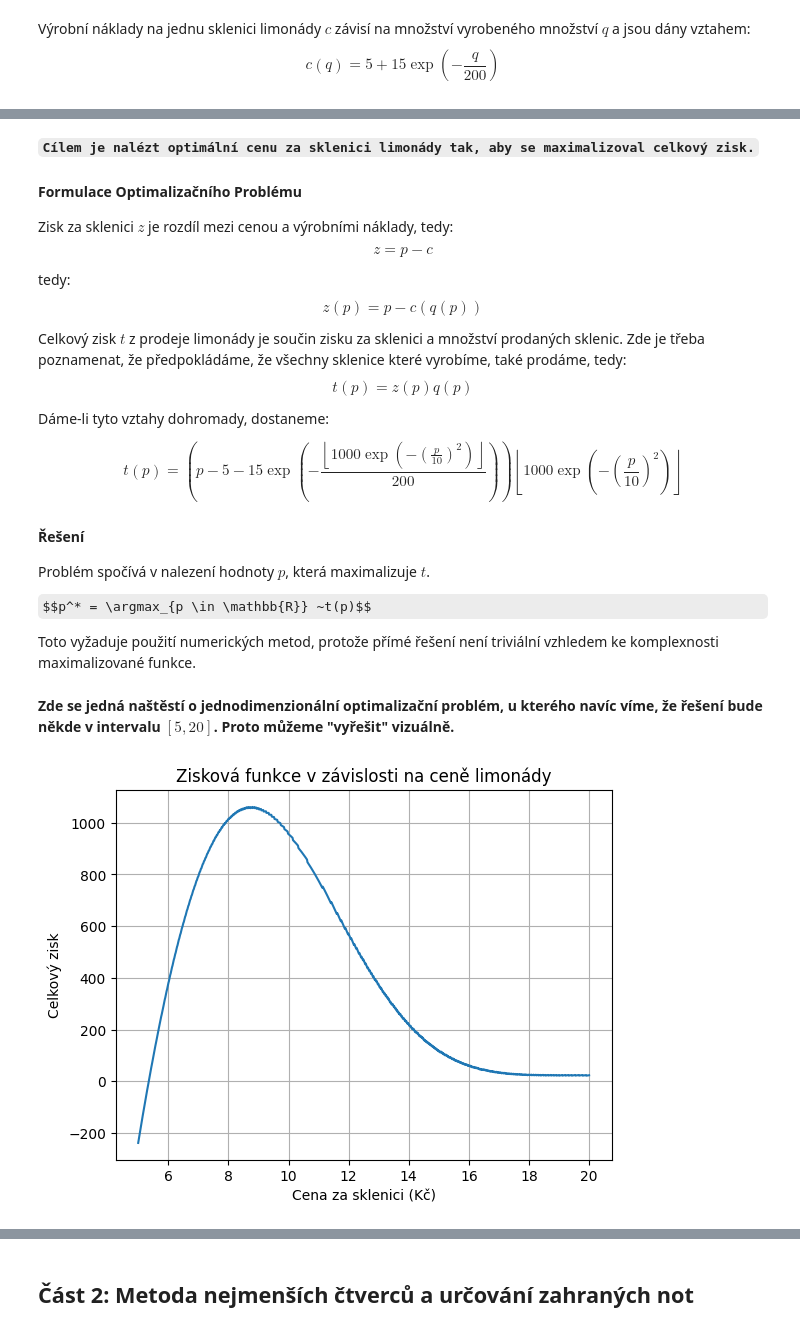
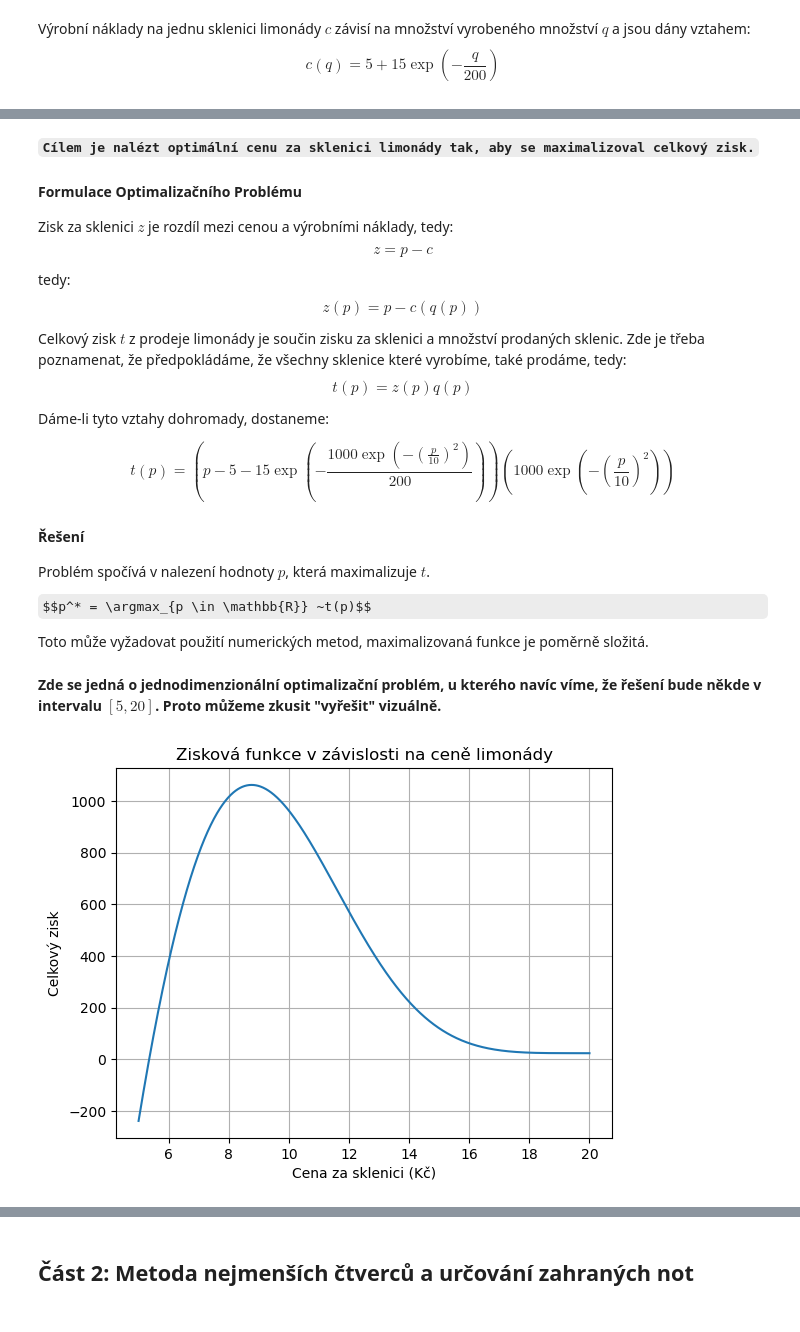
Before and after one commit to majkasadowska/SKOMAM, a Jupyter notebook: cv3/cv3.ipynb, the cells around one changed output, grey strips where cells are left out. Cells and saved outputs as stored; diff of their text form; code cells hidden in the pictures; some formulas as TeX source.

```diff
--- a/cv3/cv3.ipynb
+++ b/cv3/cv3.ipynb
@@ -63,30 +66,28 @@ $$ t(p) = z(p) q(p) $$
 
 Dáme-li tyto vztahy dohromady, dostaneme:
 
-$$ t(p) = \left( p - 5 - 15 \exp\left(-\frac{\left\lfloor 1000 \exp\left(-\left(\frac{p}{10}\right)^2\right) \right\rfloor}{200}\right) \right) \left\lfloor 1000 \exp\left(-\left(\frac{p}{10}\right)^2\right) \right\rfloor $$
+$$ t(p) = \left( p - 5 - 15 \exp\left(-\frac{ 1000 \exp\left(-\left(\frac{p}{10}\right)^2\right) }{200}\right) \right) \left( 1000 \exp\left(-\left(\frac{p}{10}\right)^2\right) \right) $$
 
 #### Řešení
 Problém spočívá v nalezení hodnoty $ p $, která maximalizuje $ t $.
 
 $$p^* = \argmax_{p \in \mathbb{R}} ~t(p)$$
 
-Toto vyžaduje použití numerických metod, protože přímé řešení není triviální vzhledem ke komplexnosti maximalizované funkce.
+Toto může vyžadovat použití numerických metod, maximalizovaná funkce je poměrně složitá.
 # %% [markdown]
-**Zde se jedná naštěstí o jednodimenzionální optimalizační problém, u kterého navíc víme, že řešení bude někde v intervalu $ [5, 20] $. Proto můžeme "vyřešit" vizuálně.**
+**Zde se jedná o jednodimenzionální optimalizační problém, u kterého navíc víme, že řešení bude někde v intervalu $ [5, 20] $. Proto můžeme zkusit "vyřešit" vizuálně.**
+# %%
+p = np.linspace(5, 20, 1000)
+q = 1000 * np.exp(-(p / 10)**2)
+c = 5 + 15 * np.exp(-q / 200)
+z = p - c
+t = z * q
 # %%
-p = np.linspace(5, 20, 1000)
-q = np.floor(1000 * np.exp(-(p / 10)**2))
-c = 5 + 15 * np.exp(-q / 200)
-z = p - c
-t = z * q
-
-
-# Vykreslení grafu
 plt.plot(p, t)
 plt.xlabel('Cena za sklenici (Kč)')
 plt.ylabel('Celkový zisk')
 plt.title('Zisková funkce v závislosti na ceně limonády')
 plt.grid(True)
 plt.show()
 # %% [output]
-[figure, old version]
+[figure, new version]
```
Also changed, not shown: parts of 50 cells of this notebook, 1 other file.
